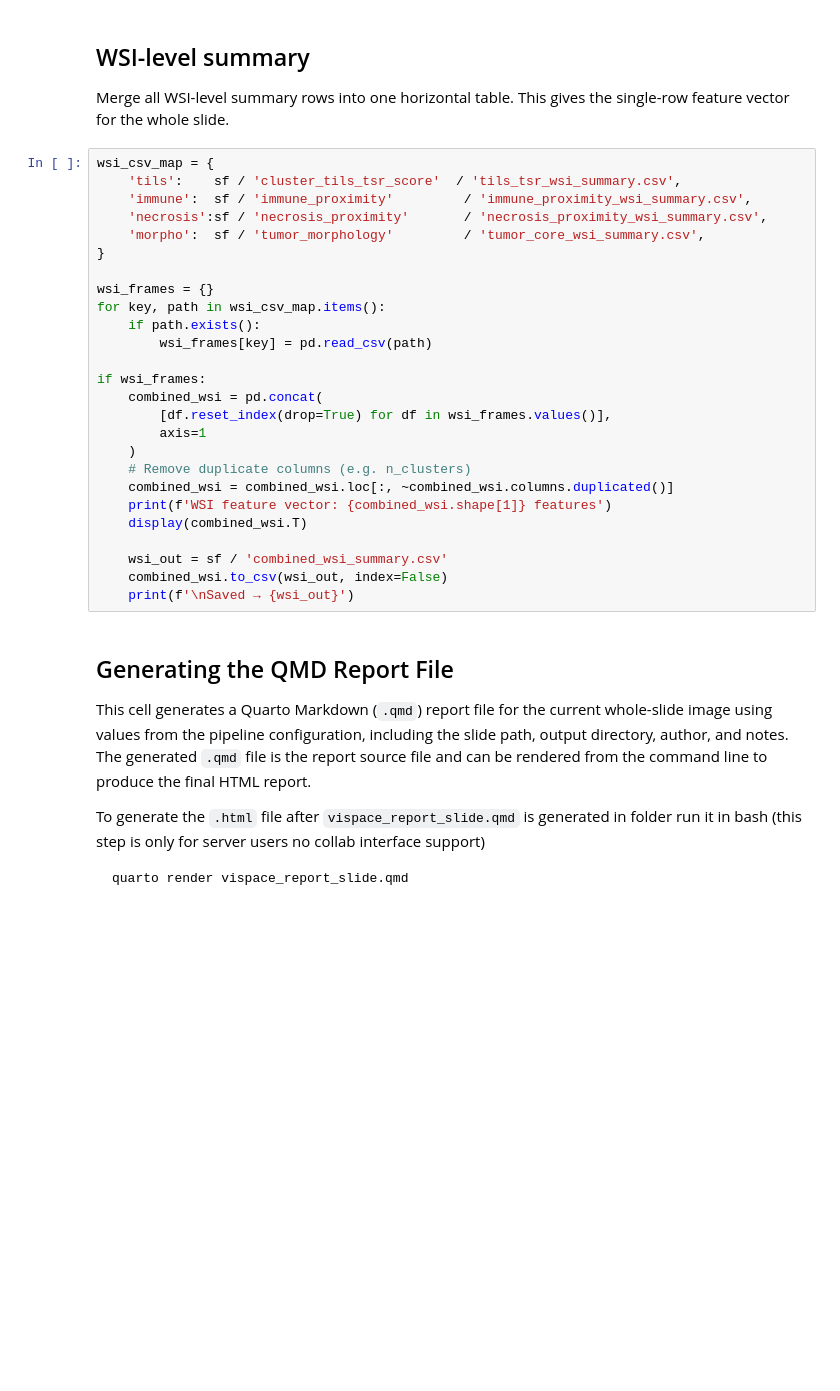
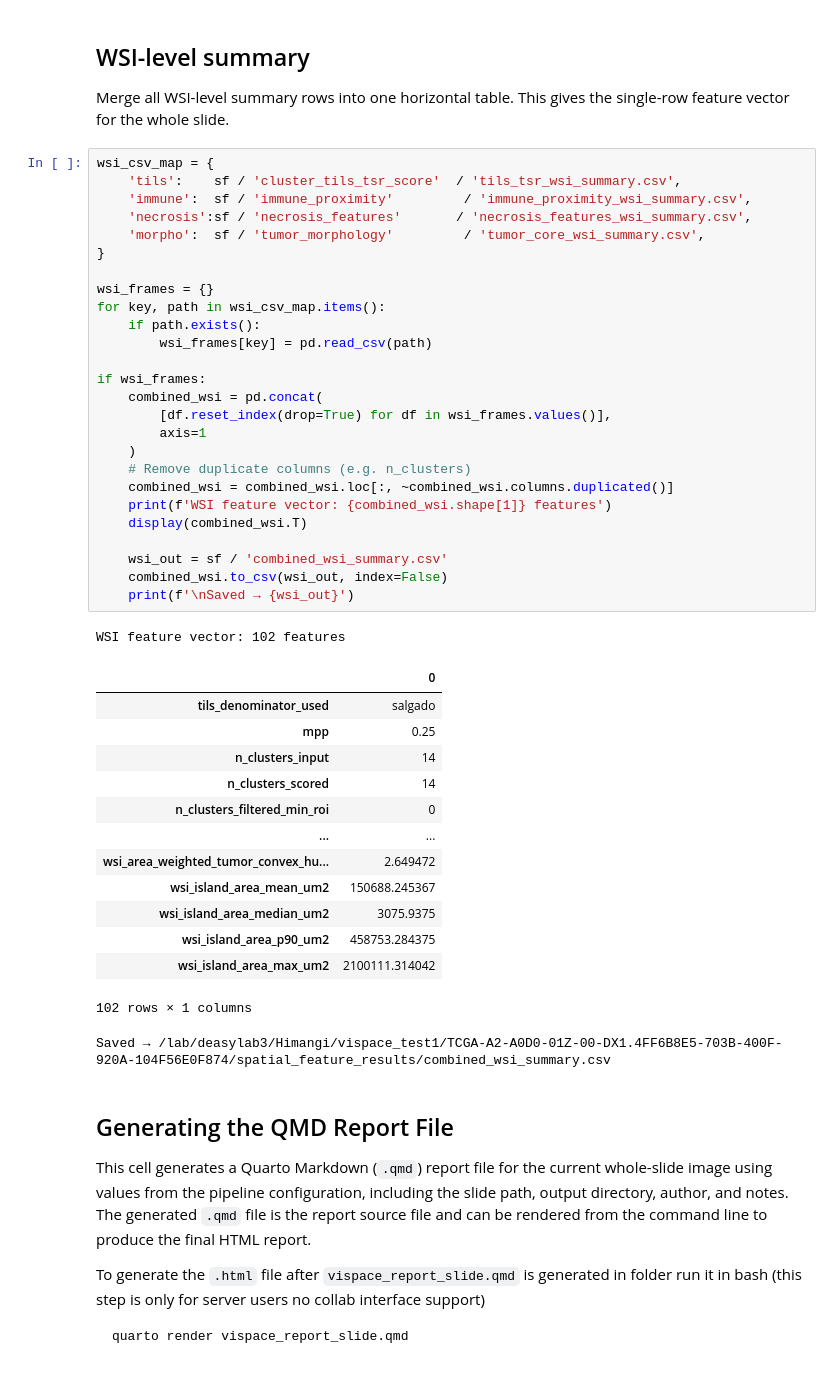
Before and after one commit to himangi2003/ViSPACE, a Jupyter notebook: notebooks/ViSpace_tutorial.ipynb, the cells around one changed output. Drawn from its saved outputs; the diff is of its cells as text; blank space fills up the shorter version.

```diff
--- a/notebooks/ViSpace_tutorial.ipynb
+++ b/notebooks/ViSpace_tutorial.ipynb
@@ -567,29 +639,45 @@ single-row feature vector for the whole slide.
 # %%
 wsi_csv_map = {
     'tils':    sf / 'cluster_tils_tsr_score'  / 'tils_tsr_wsi_summary.csv',
     'immune':  sf / 'immune_proximity'         / 'immune_proximity_wsi_summary.csv',
-    'necrosis':sf / 'necrosis_proximity'       / 'necrosis_proximity_wsi_summary.csv',
+    'necrosis':sf / 'necrosis_features'       / 'necrosis_features_wsi_summary.csv',
     'morpho':  sf / 'tumor_morphology'         / 'tumor_core_wsi_summary.csv',
 }
 
 wsi_frames = {}
 for key, path in wsi_csv_map.items():
     if path.exists():
         wsi_frames[key] = pd.read_csv(path)
 
 if wsi_frames:
     combined_wsi = pd.concat(
         [df.reset_index(drop=True) for df in wsi_frames.values()],
         axis=1
     )
     # Remove duplicate columns (e.g. n_clusters)
     combined_wsi = combined_wsi.loc[:, ~combined_wsi.columns.duplicated()]
     print(f'WSI feature vector: {combined_wsi.shape[1]} features')
     display(combined_wsi.T)
 
     wsi_out = sf / 'combined_wsi_summary.csv'
     combined_wsi.to_csv(wsi_out, index=False)
     print(f'\nSaved → {wsi_out}')
+# %% [output]
+WSI feature vector: 102 features
+|  | 0 |
+| tils_denominator_used | salgado |
+| mpp | 0.25 |
+| n_clusters_input | 14 |
+| n_clusters_scored | 14 |
+| n_clusters_filtered_min_roi | 0 |
+| ... | ... |
+| wsi_area_weighted_tumor_convex_hu... | 2.649472 |
+| wsi_island_area_mean_um2 | 150688.245367 |
+| wsi_island_area_median_um2 | 3075.9375 |
+| wsi_island_area_p90_um2 | 458753.284375 |
+| wsi_island_area_max_um2 | 2100111.314042 |
+102 rows × 1 columns
+Saved → /lab/deasylab3/Himangi/vispace_test1/TCGA-A2-A0D0-01Z-00-DX1.4FF6B8E5-703B-400F-920A-104F56E0F874/spatial_feature_results/combined_wsi_summary.csv
 # %% [markdown]
 ## Generating the QMD Report File
 
```
Also changed, not shown: parts of 7 cells of this notebook, 1 other file.
